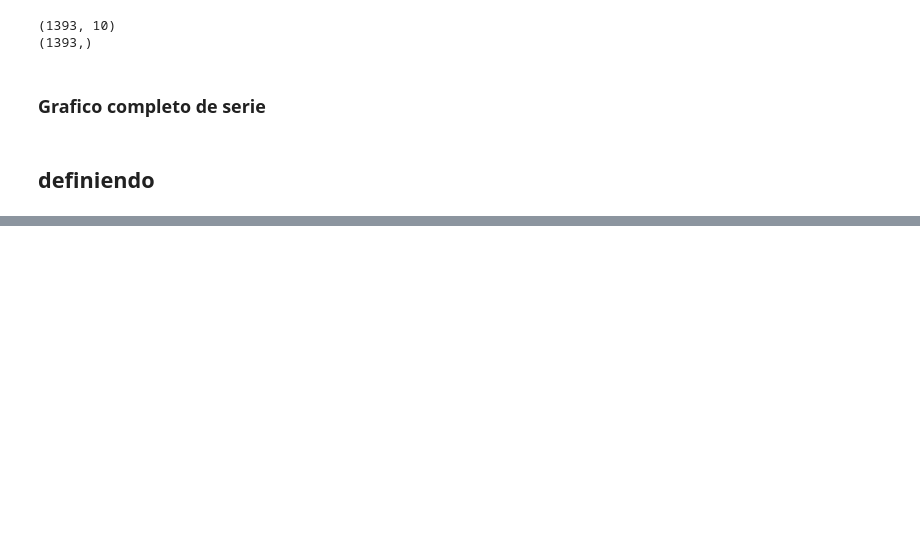
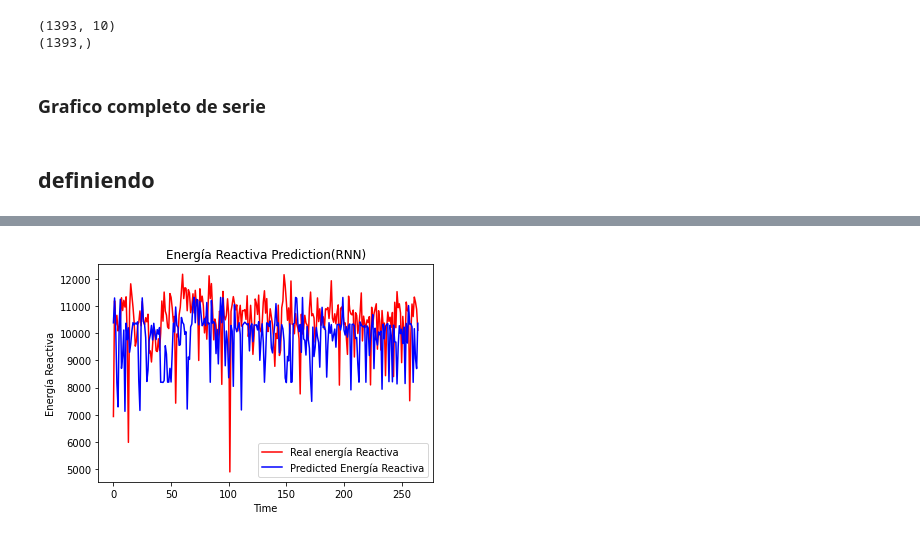
Before and after one commit to Causil/especializacion, a Jupyter notebook: monografia/momentos_evaluativos/DesarrolloMonografia/epm.ipynb, the cells around one changed output, grey strips where cells are left out. Saved outputs shown, nothing was run; the diff lists cells and outputs as text; code cells hidden in the pictures; blank space fills up the shorter version.

```diff
--- a/monografia/momentos_evaluativos/DesarrolloMonografia/epm.ipynb
+++ b/monografia/momentos_evaluativos/DesarrolloMonografia/epm.ipynb
@@ -973,7 +1102,7 @@ Epoch 50/50
 # The RNN architecture
 model = Sequential()
 # First RNN layer with Dropout regularisation
-model.add(SimpleRNN(units=50,input_shape=(X_train.shape[1],1)))
+model.add(SimpleRNN(units=500,input_shape=(X_train.shape[1],1)))
 model.add(Dropout(0.2))
 # The output layer
 model.add(Dense(units=1))
@@ -995 +1124,6 @@ Model: "sequential_1"
  Non-trainable params: 0 (0.00 B)
+# %%
+# Compiling the RNN
+model.compile(optimizer='adam',loss='mean_squared_error')
+# Fitting to the training set
+model.fit(X_train.reshape(X_train.shape[0],look_back,1),y_train,epochs=500,batch_size=32)
@@ -995,0 +1149,7 @@ Model: "sequential_1"
+# %%
+df_energia_epm_total = pd.concat((df["reactiva_inductiva"][:'2023'],df["reactiva_inductiva"]['2024':]),axis=0)
+inputs = df_energia_epm_total[len(df_energia_epm_total)-len(test_set) - look_back:].values
+inputs[np.isnan(inputs)] = df['reactiva_inductiva'].max()
+inputs = inputs.reshape(-1,1)
+inputs  = sc.transform(inputs)
+inputs.shape
@@ -995,0 +1158,9 @@ Model: "sequential_1"
+# %%
+# Preparing X_test and predicting the prices
+X_test = []
+for i in range(look_back,inputs.shape[0]):
+    X_test.append(inputs[i-look_back:i,0])
+X_test = np.array(X_test)
+X_test = np.reshape(X_test, (X_test.shape[0],X_test.shape[1],1))
+predicted_stock_price = model.predict(X_test)
+predicted_stock_price = sc.inverse_transform(predicted_stock_price)
@@ -995,0 +1169,11 @@ Model: "sequential_1"
+# %%
+# Visualizing the results
+plt.plot(test_set, color='red',label='Real energía Reactiva')
+plt.plot(predicted_stock_price, color='blue',label='Predicted Energía Reactiva')
+plt.title('Energía Reactiva Prediction(RNN)')
+plt.xlabel('Time')
+plt.ylabel('Energía Reactiva')
+plt.legend()
+plt.show()
+# %% [output]
+[figure, added]
```
Also changed, not shown: parts of 50 cells of this notebook, 32 other files.
